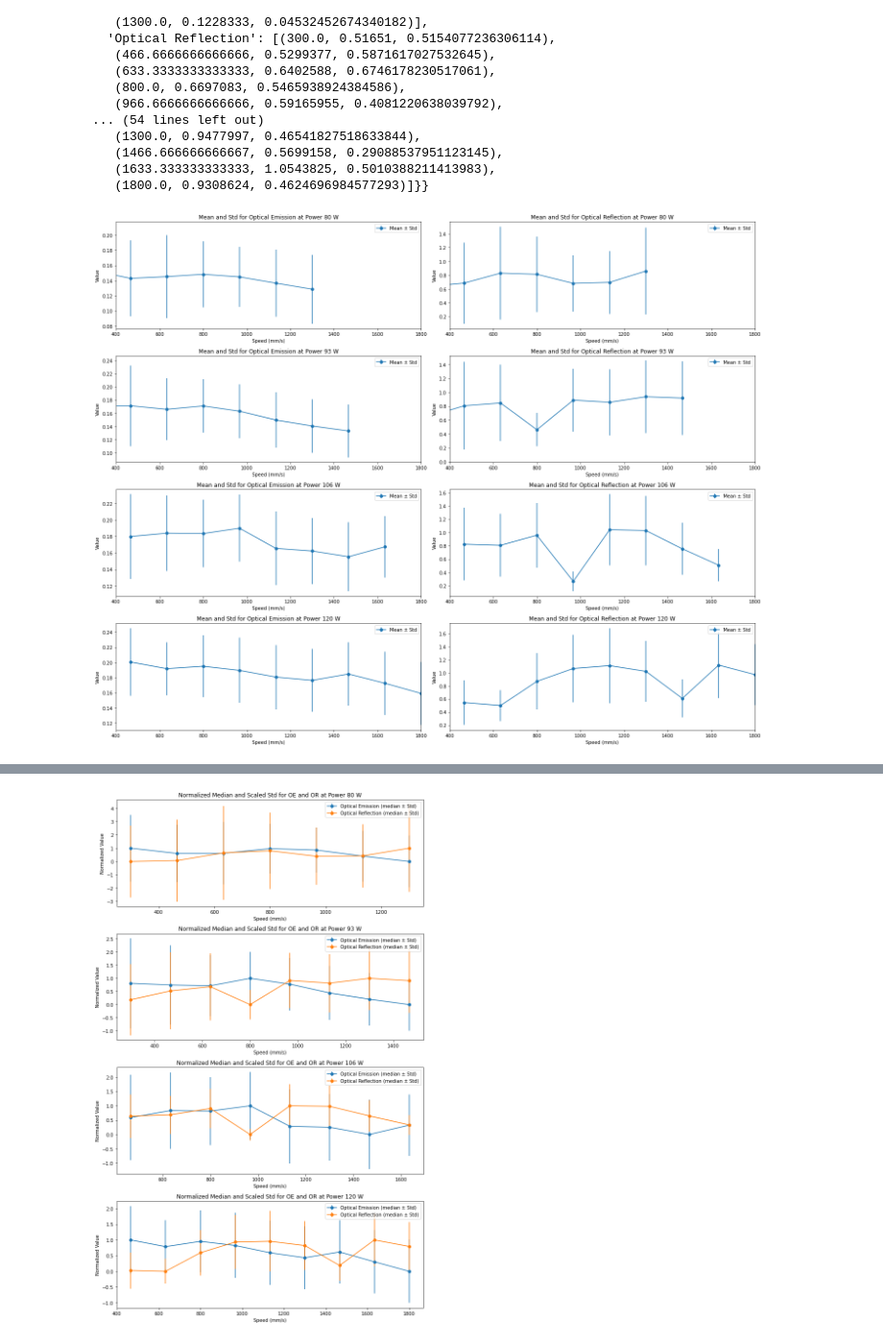
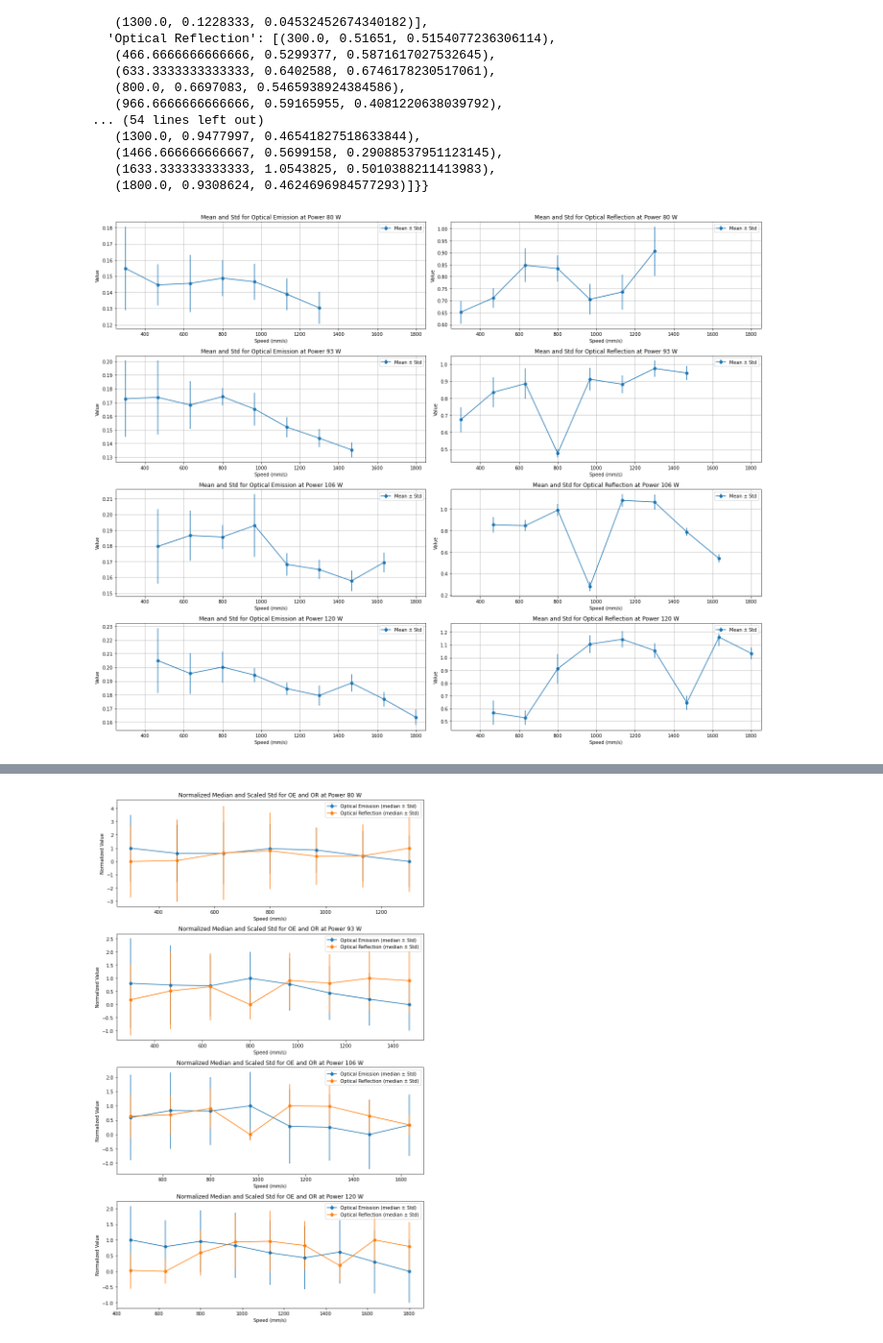
Before and after one commit to GiulioMa/DeepPhysicsSim, a Jupyter notebook: 4_Laser_Process_Analysis_Keyhole_Conduction_Cube5.ipynb, the cells around one changed output, grey strips where cells are left out. Shown at 96% size. Drawn from its saved outputs; the diff is of its cells as text; code cells hidden in the pictures.

```diff
--- a/4_Laser_Process_Analysis_Keyhole_Conduction_Cube5.ipynb
+++ b/4_Laser_Process_Analysis_Keyhole_Conduction_Cube5.ipynb
@@ -239,12 +239,20 @@ for power in sorted_conditions_by_speed.keys():
 
         # Loop through each condition to collect data
         for condition in conditions:
-            array_data = condition_to_array_map[condition][channel_idx, :, :].flatten()
+            array_data = condition_to_array_map[condition]
+
+            # Trim data to remove last 10% from each line
+            array_data_trimmed = array_data[channel_idx, :, :int(array_data.shape[2]*.9)]
+
+            # Compute the mean line
+            array_mean_line = np.mean(array_data_trimmed, axis=1)
+
+            # Find the corresponding speed
             speed = df_conditions[df_conditions['#'] == condition]['Speed (mm/s)'].iloc[0]
 
             # Calculate mean and standard deviation
-            mean_value = np.mean(array_data)
-            std_value = np.std(array_data)
+            mean_value = np.mean(array_mean_line)
+            std_value = np.std(array_mean_line)
 
             mean_std_results[power][channel].append((speed, mean_value, std_value))
 
@@ -312,27 +320,29 @@ median_std_results
 # %%
 # Initialize the figure for visualization
 fig, axes = plt.subplots(len(mean_std_results), 2, figsize=(20, 4*len(mean_std_results)))
 
 # Loop through each power level and its corresponding mean and std results
 for idx, (power, mean_std_channel) in enumerate(mean_std_results.items()):
     for channel_idx, channel in enumerate(['Optical Emission', 'Optical Reflection']):
         mean_std_data = mean_std_channel[channel]
         speeds = [speed for speed, _, _ in mean_std_data]
         means = [mean for _, mean, _ in mean_std_data]
         stds = [std for _, _, std in mean_std_data]
 
         # Generate the error bar plot
         axes[idx, channel_idx].errorbar(speeds, means, yerr=stds, fmt='o-', label='Mean ± Std')
         axes[idx, channel_idx].set_title(f'Mean and Std for {channel} at Power {int(power)} W')
         axes[idx, channel_idx].set_xlabel('Speed (mm/s)')
         axes[idx, channel_idx].set_ylabel('Value')
-        axes[idx, channel_idx].set_xlim([400, 1800])
+        axes[idx, channel_idx].set_xlim([250, 1850])
         axes[idx, channel_idx].legend()
+        axes[idx, channel_idx].grid()
+
 
 plt.tight_layout()
 plt.show()
 # %% [output]
-[figure, old version]
+[figure, new version]
 # %%
 # Initialize the figure for visualization
 fig, axes = plt.subplots(len(mean_std_results), 1, figsize=(10, 4*len(mean_std_results)))
```
Also changed, not shown: parts of 5 cells of this notebook, 9 other files.
